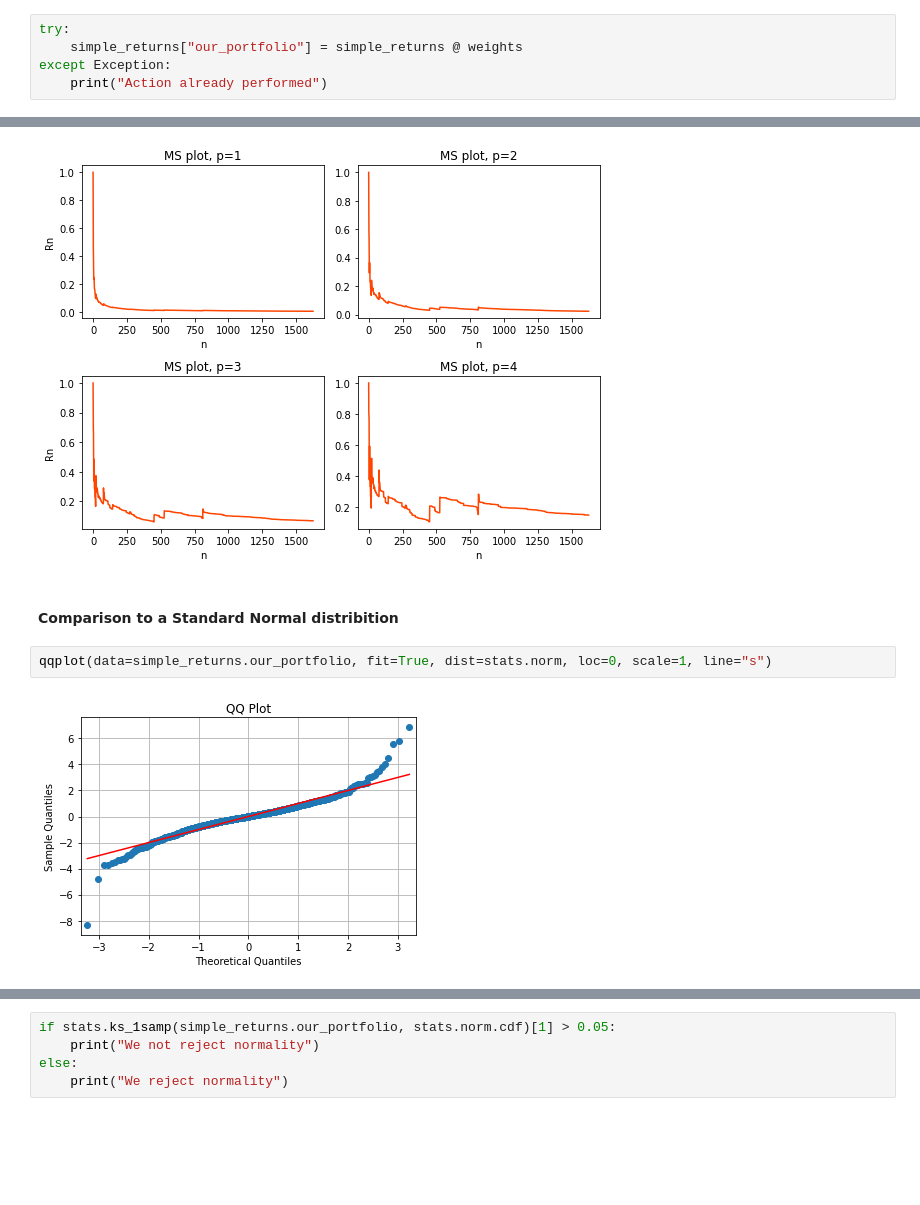
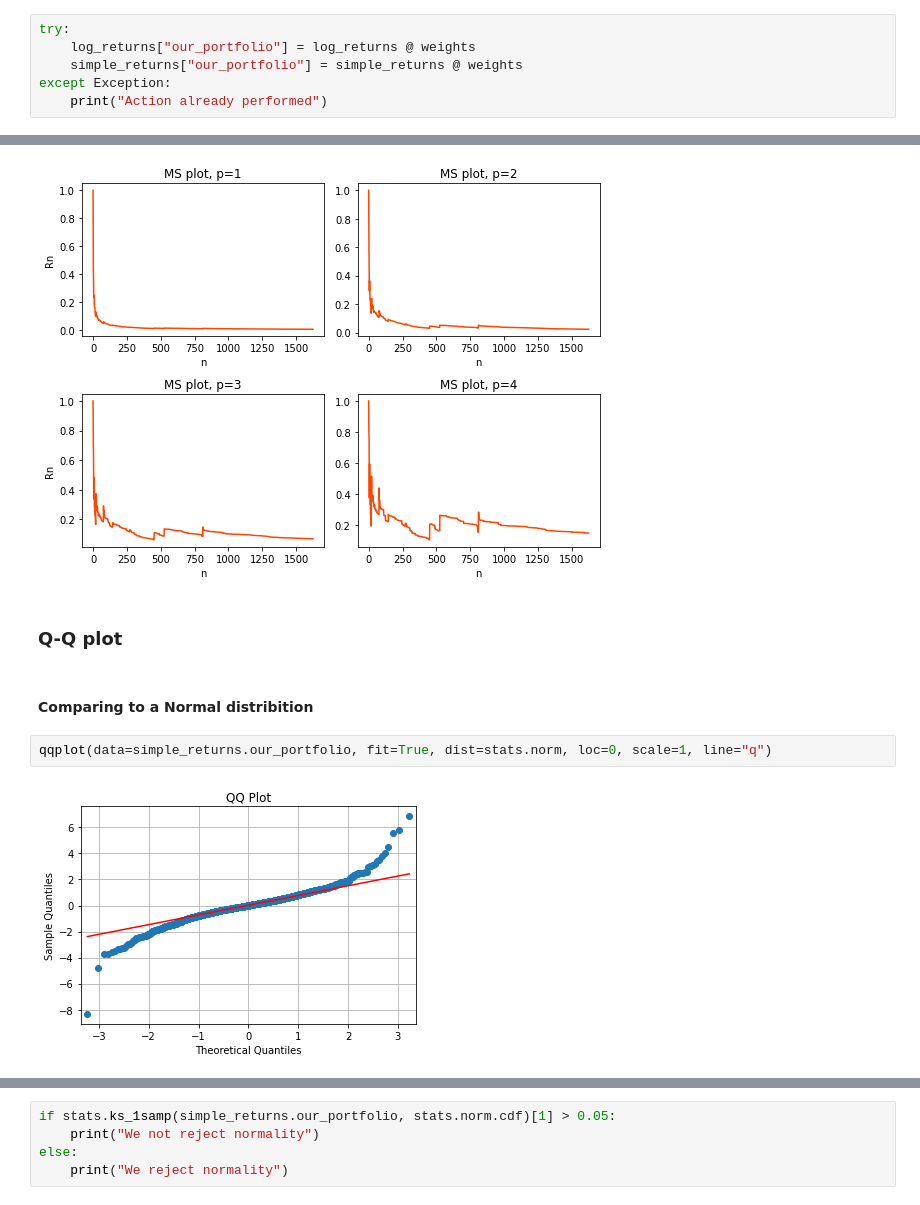
Before and after one commit to tecr-27/market_risk, a Jupyter notebook: market_risk/main.ipynb, the cells around one changed output, grey strips where cells are left out. Drawn from its saved outputs; the diff is of its cells as text; blank space fills up the shorter version.

```diff
--- a/market_risk/main.ipynb
+++ b/market_risk/main.ipynb
@@ -48,6 +48,7 @@ where:
 $P$: Portfolio returns;  $S_{1}$: EDP; $S_{2}$: Adidas; $S_{3}$: Inditex; $S_{4}$: Just Eat Takeway; $S_{5}$: LVMH
 # %%
 try:
+    log_returns["our_portfolio"] = log_returns @ weights
     simple_returns["our_portfolio"] = simple_returns @ weights
 except Exception:
     print("Action already performed")
@@ -202,10 +122,12 @@ MSplot(simple_returns.our_portfolio)
 MSplot(returns_kelly @ leverages)
 # %% [output]
 [figure]
+# %% [markdown]
+### Q-Q plot
 # %% [markdown]
-#### Comparison to a Standard Normal distribition
+#### Comparing to a Normal distribition
 # %%
-qqplot(data=simple_returns.our_portfolio, fit=True, dist=stats.norm, loc=0, scale=1, line="s")
+qqplot(data=simple_returns.our_portfolio, fit=True, dist=stats.norm, loc=0, scale=1, line="q")
 # %% [output]
-[figure, old version]
+[figure, new version]
 # %%
```
Also changed, not shown: parts of 124 cells of this notebook, 3 other files.
